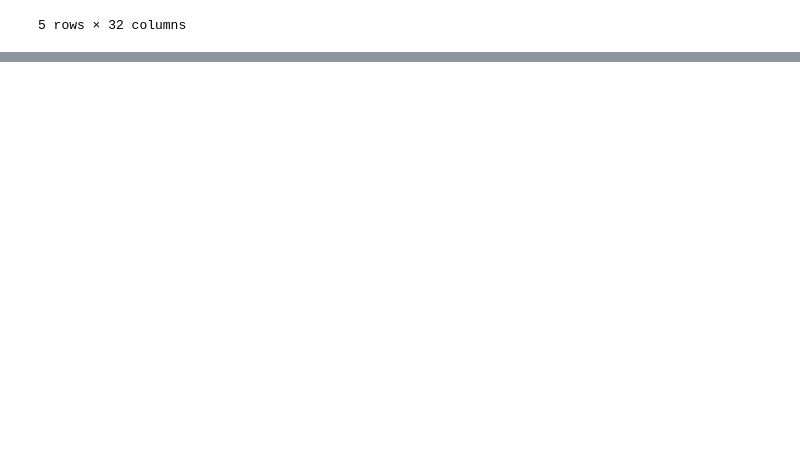
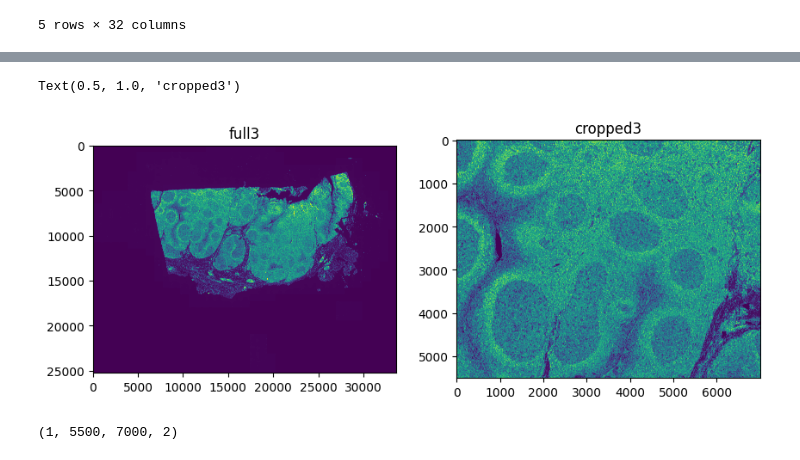
Before and after one commit to fengsh27/Benchmarking_tissue_preparation, a Jupyter notebook: test-demo.ipynb, the cells around one changed output, grey strips where cells are left out. Cells and saved outputs as stored; diff of their text form; code cells hidden in the pictures; blank space fills up the shorter version.

```diff
--- a/test-demo.ipynb
+++ b/test-demo.ipynb
@@ -288,0 +319,24 @@ dataScale_full2.to_csv(os.path.join(out_dir, 'dataScaleSize_slide2.csv'), index
+# %%
+stacked_img3 = stack_nuclear_and_membrane(nuclear=nuclear3, membrane=membrane3)
+# %%
+# crop out area of interest
+y_min3 = 5500
+y_max3 = 11000
+x_min3 = 8600
+x_max3 = 15600
+# %%
+# crop out area of interest
+fig, ax = plt.subplots(1, 2, figsize=(10, 10))
+ax[0].imshow(stacked_img3[0, :, :, 0])
+ax[1].imshow(stacked_img3[0, y_min3:y_max3, x_min3:x_max3, 0])
+
+ax[0].set_title('full3')
+ax[1].set_title('cropped3')
+# %% [output]
+Text(0.5, 1.0, 'cropped3')
+[figure, added]
+# %%
+cropped_stack3 = crop_out(stacked_img3, xmin=x_min3, xmax=x_max3, ymin=y_min3, ymax=y_max3)
+cropped_stack3.shape
+# %% [output]
+(1, 5500, 7000, 2)
```
Also changed, not shown: parts of 12 cells of this notebook.
